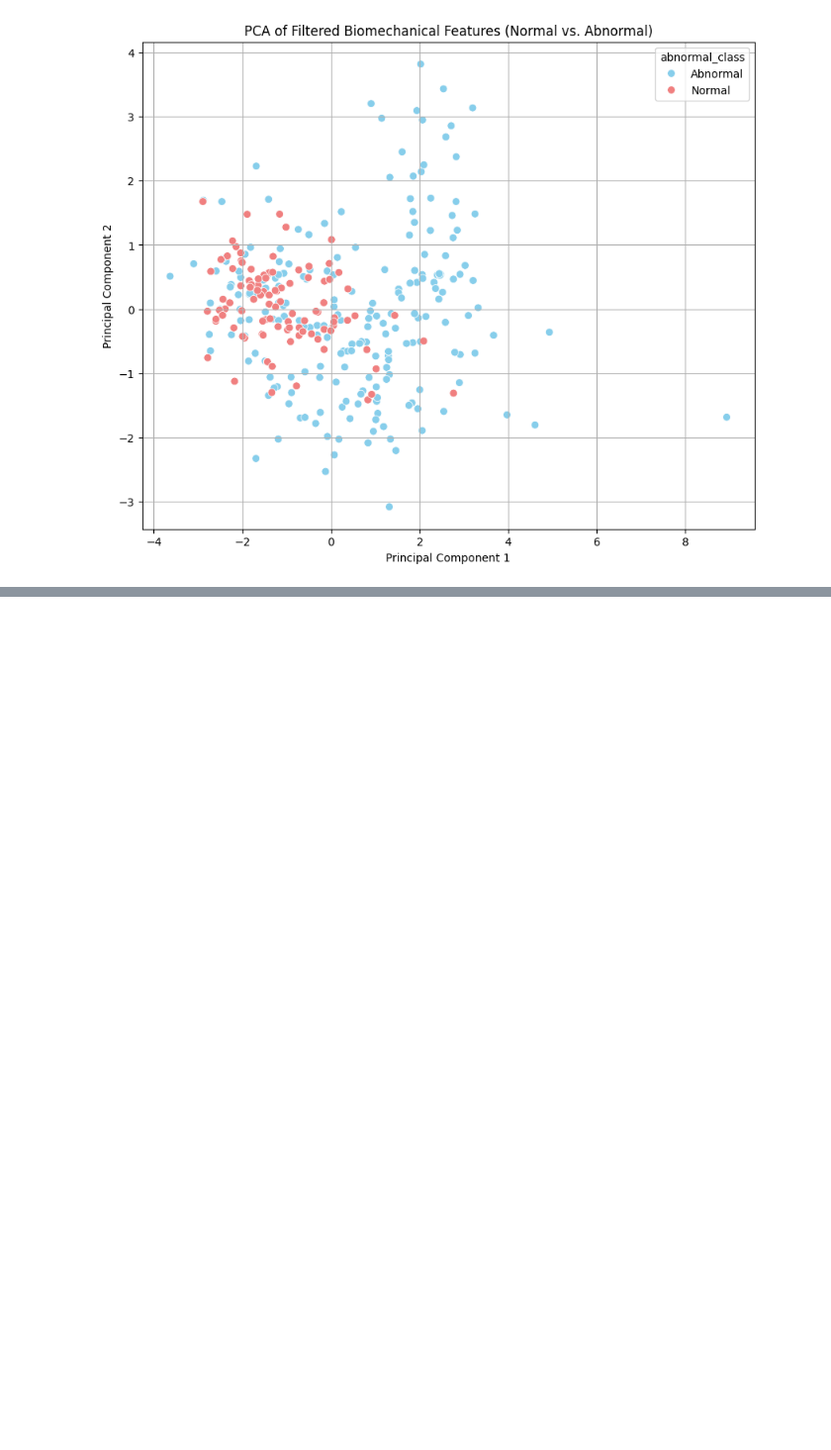
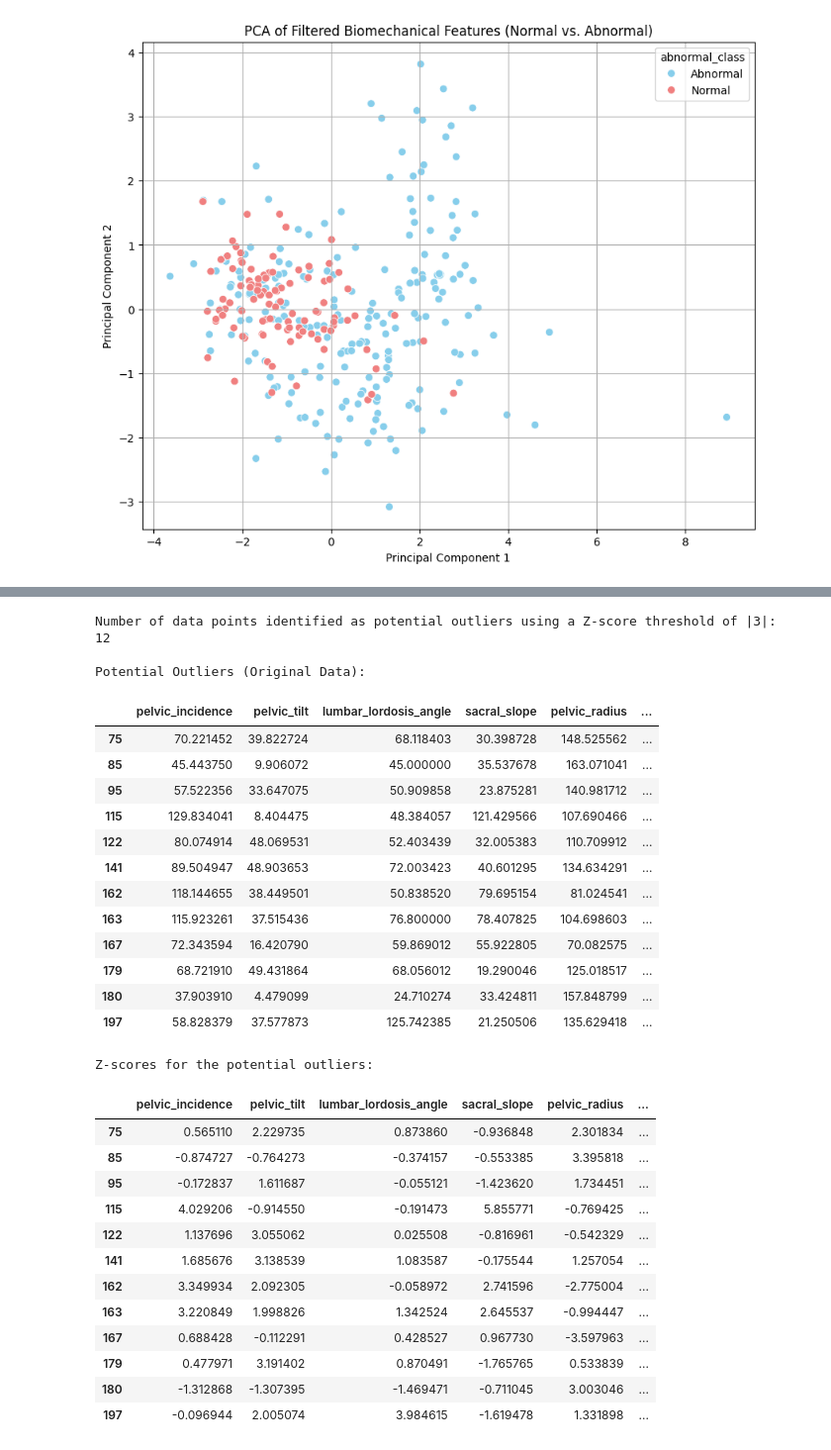
Before and after one commit to jackiecwv/SDS-CP033-spinescope, a Jupyter notebook: submissions/team-members/hanan-ak/SpineScope.ipynb, the cells around one changed output, grey strips where cells are left out. Shown at 99% size. Drawn from its saved outputs; the diff is of its cells as text; code cells hidden in the pictures; blank space fills up the shorter version.

```diff
--- a/submissions/team-members/hanan-ak/SpineScope.ipynb
+++ b/submissions/team-members/hanan-ak/SpineScope.ipynb
@@ -312,0 +472,55 @@ Based on the EDA performed:
+# %%
+from scipy.stats import zscore
+
+# Select numerical features again
+numerical_cols = ds.select_dtypes(include=np.number).columns
+
+# Calculate the Z-scores for each numerical feature
+z_scores = ds[numerical_cols].apply(zscore)
+
+# Define a threshold for outlier detection (e.g., Z-score > 3 or < -3)
+threshold = 3
+
+# Identify potential outliers (indices of rows where at least one feature's Z-score exceeds the threshold)
+outlier_indices = ds[(z_scores > threshold).any(axis=1) | (z_scores < -threshold).any(axis=1)].index
+
+print(f"Number of data points identified as potential outliers using a Z-score threshold of |{threshold}|:")
+print(len(outlier_indices))
+
+print("\nPotential Outliers (Original Data):")
+display(ds.loc[outlier_indices])
+
+print("\nZ-scores for the potential outliers:")
+display(z_scores.loc[outlier_indices])
+# %% [output]
+Number of data points identified as potential outliers using a Z-score threshold of |3|:
+12
+
+Potential Outliers (Original Data):
+|  | pelvic_incidence | pelvic_tilt | lumbar_lordosis_angle | sacral_slope | pelvic_radius | ... |
+| 75 | 70.221452 | 39.822724 | 68.118403 | 30.398728 | 148.525562 | ... |
+| 85 | 45.443750 | 9.906072 | 45.000000 | 35.537678 | 163.071041 | ... |
+| 95 | 57.522356 | 33.647075 | 50.909858 | 23.875281 | 140.981712 | ... |
+| 115 | 129.834041 | 8.404475 | 48.384057 | 121.429566 | 107.690466 | ... |
+| 122 | 80.074914 | 48.069531 | 52.403439 | 32.005383 | 110.709912 | ... |
+| 141 | 89.504947 | 48.903653 | 72.003423 | 40.601295 | 134.634291 | ... |
+| 162 | 118.144655 | 38.449501 | 50.838520 | 79.695154 | 81.024541 | ... |
+| 163 | 115.923261 | 37.515436 | 76.800000 | 78.407825 | 104.698603 | ... |
+| 167 | 72.343594 | 16.420790 | 59.869012 | 55.922805 | 70.082575 | ... |
+| 179 | 68.721910 | 49.431864 | 68.056012 | 19.290046 | 125.018517 | ... |
+| 180 | 37.903910 | 4.479099 | 24.710274 | 33.424811 | 157.848799 | ... |
+| 197 | 58.828379 | 37.577873 | 125.742385 | 21.250506 | 135.629418 | ... |
+Z-scores for the potential outliers:
+|  | pelvic_incidence | pelvic_tilt | lumbar_lordosis_angle | sacral_slope | pelvic_radius | ... |
+| 75 | 0.565110 | 2.229735 | 0.873860 | -0.936848 | 2.301834 | ... |
+| 85 | -0.874727 | -0.764273 | -0.374157 | -0.553385 | 3.395818 | ... |
+| 95 | -0.172837 | 1.611687 | -0.055121 | -1.423620 | 1.734451 | ... |
+| 115 | 4.029206 | -0.914550 | -0.191473 | 5.855771 | -0.769425 | ... |
+| 122 | 1.137696 | 3.055062 | 0.025508 | -0.816961 | -0.542329 | ... |
+| 141 | 1.685676 | 3.138539 | 1.083587 | -0.175544 | 1.257054 | ... |
+| 162 | 3.349934 | 2.092305 | -0.058972 | 2.741596 | -2.775004 | ... |
+| 163 | 3.220849 | 1.998826 | 1.342524 | 2.645537 | -0.994447 | ... |
+| 167 | 0.688428 | -0.112291 | 0.428527 | 0.967730 | -3.597963 | ... |
+| 179 | 0.477971 | 3.191402 | 0.870491 | -1.765765 | 0.533839 | ... |
+| 180 | -1.312868 | -1.307395 | -1.469471 | -0.711045 | 3.003046 | ... |
+| 197 | -0.096944 | 2.005074 | 3.984615 | -1.619478 | 1.331898 | ... |
```
Also changed, not shown: parts of 9 cells of this notebook, 8 other files.
